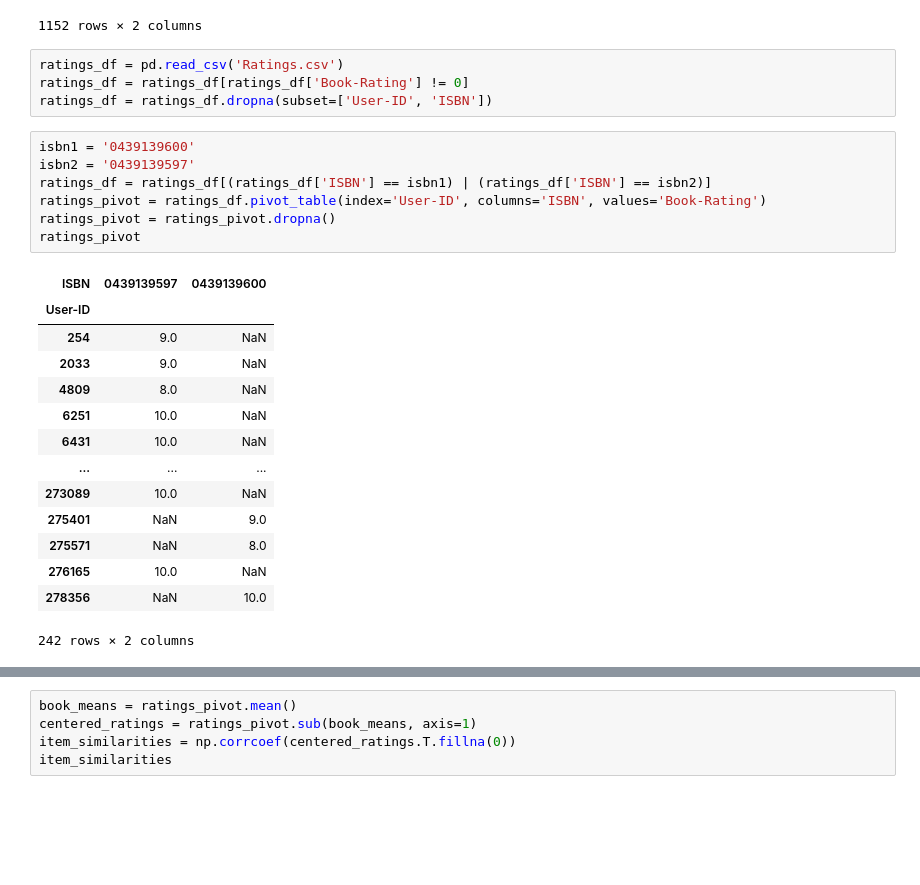
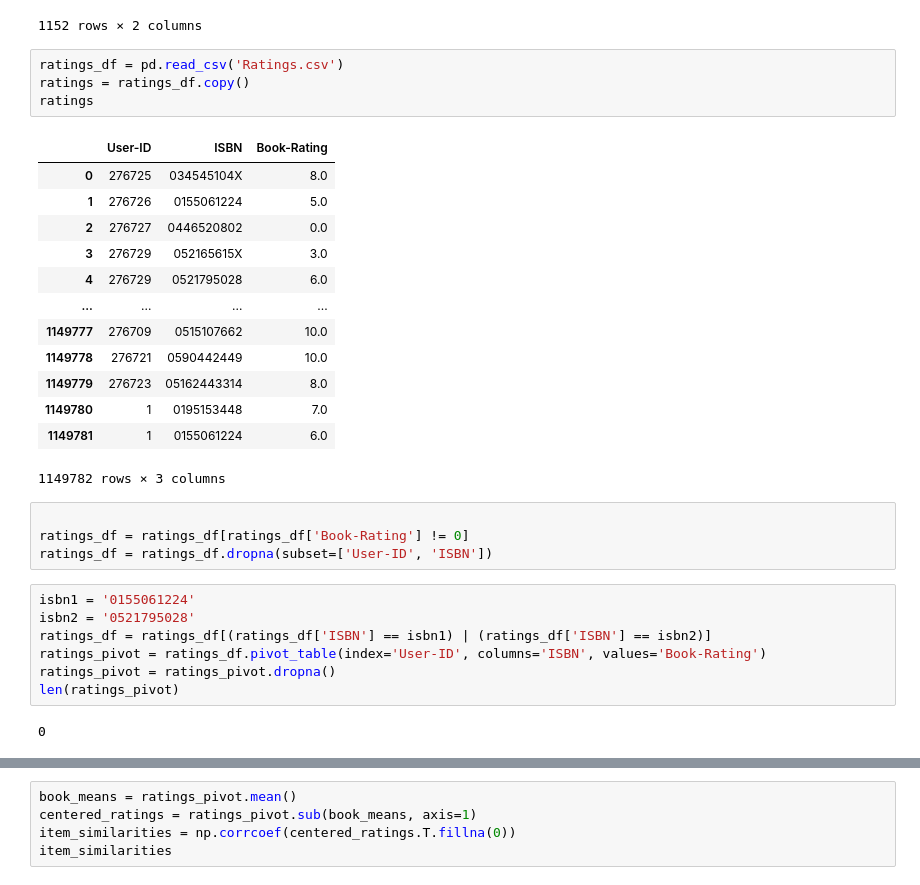
Before and after one commit to ThanhSon02/Book_Recommend_Python, a Jupyter notebook: server/GET.ipynb, the cells around one changed output, grey strips where cells are left out. Drawn from its saved outputs; the diff is of its cells as text; blank space fills up the shorter version.

```diff
--- a/server/GET.ipynb
+++ b/server/GET.ipynb
@@ -217,32 +217,37 @@ countries_df
 | 1150 | - | 1 |
 | 1151 | united kingdom. | 1 |
 1152 rows × 2 columns
+# %%
+ratings_df = pd.read_csv('Ratings.csv')
+ratings = ratings_df.copy()
+ratings
+# %% [output]
+|  | User-ID | ISBN | Book-Rating |
+| 0 | 276725 | 034545104X | 8.0 |
+| 1 | 276726 | 0155061224 | 5.0 |
+| 2 | 276727 | 0446520802 | 0.0 |
+| 3 | 276729 | 052165615X | 3.0 |
+| 4 | 276729 | 0521795028 | 6.0 |
+| ... | ... | ... | ... |
+| 1149777 | 276709 | 0515107662 | 10.0 |
+| 1149778 | 276721 | 0590442449 | 10.0 |
+| 1149779 | 276723 | 05162443314 | 8.0 |
+| 1149780 | 1 | 0195153448 | 7.0 |
+| 1149781 | 1 | 0155061224 | 6.0 |
+1149782 rows × 3 columns
 # %%
-ratings_df = pd.read_csv('Ratings.csv')
+
 ratings_df = ratings_df[ratings_df['Book-Rating'] != 0]
 ratings_df = ratings_df.dropna(subset=['User-ID', 'ISBN'])
 # %%
-isbn1 = '0439139600'
-isbn2 = '0439139597'
+isbn1 = '0155061224'
+isbn2 = '0521795028'
 ratings_df = ratings_df[(ratings_df['ISBN'] == isbn1) | (ratings_df['ISBN'] == isbn2)]
 ratings_pivot = ratings_df.pivot_table(index='User-ID', columns='ISBN', values='Book-Rating')
 ratings_pivot = ratings_pivot.dropna()
-ratings_pivot
+len(ratings_pivot)
 # %% [output]
-| ISBN | 0439139597 | 0439139600 |
-| User-ID |  |  |
-| 254 | 9.0 | NaN |
-| 2033 | 9.0 | NaN |
-| 4809 | 8.0 | NaN |
-| 6251 | 10.0 | NaN |
-| 6431 | 10.0 | NaN |
-| ... | ... | ... |
-| 273089 | 10.0 | NaN |
-| 275401 | NaN | 9.0 |
-| 275571 | NaN | 8.0 |
-| 276165 | 10.0 | NaN |
-| 278356 | NaN | 10.0 |
-242 rows × 2 columns
+0
 # %%
 arr = np.array(ratings_pivot[isbn1])
 np.std(arr)
```
Also changed, not shown: parts of 1 cell of this notebook, 4 other files.
